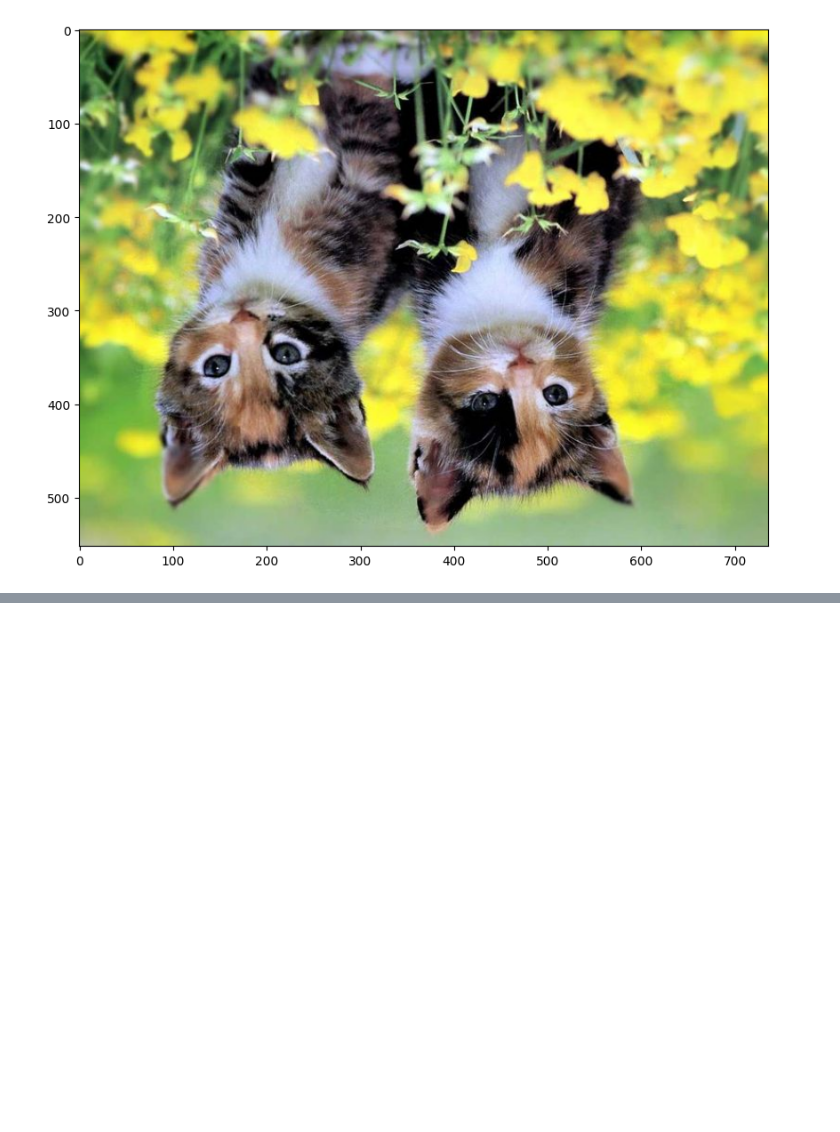
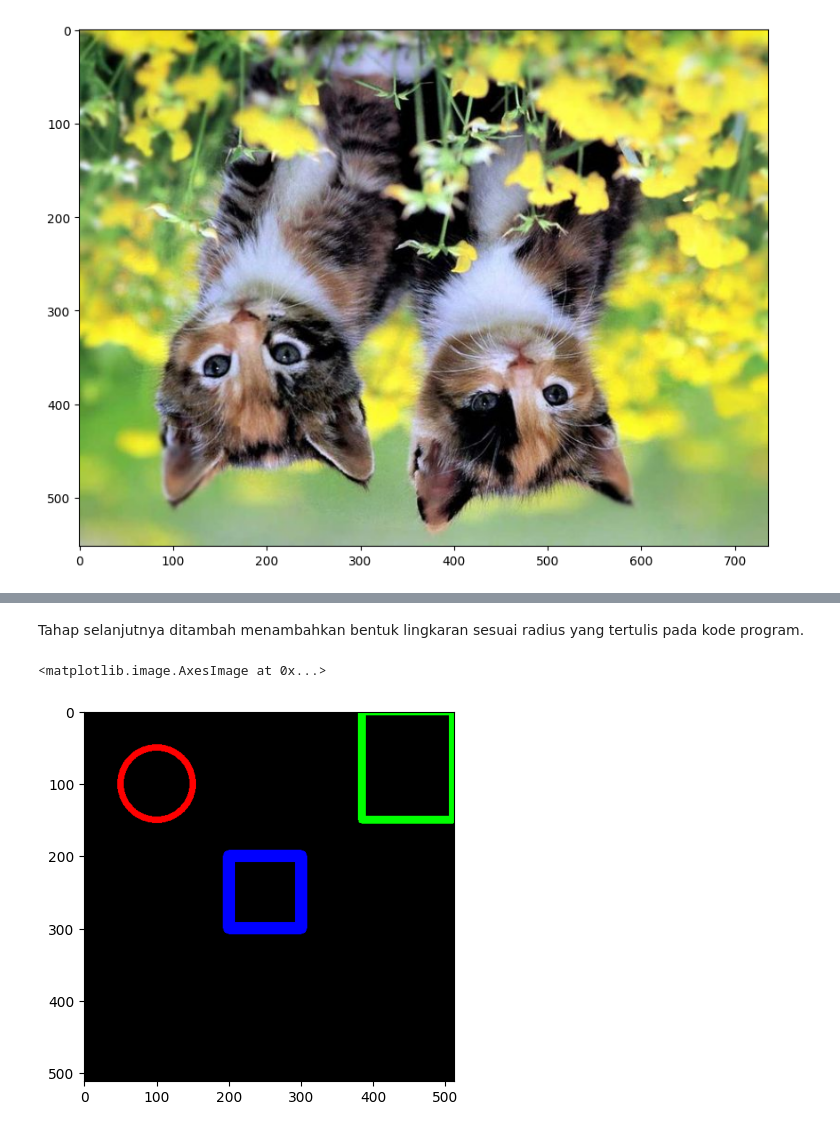
Before and after one commit to Lelytameyda29rpl/PCVK_Ganjil_2025, a Jupyter notebook: Week2.ipynb, the cells around one changed output, grey strips where cells are left out. Cells and saved outputs as stored; diff of their text form; code cells hidden in the pictures; blank space fills up the shorter version.

```diff
--- a/Week2.ipynb
+++ b/Week2.ipynb
@@ -135,0 +180,16 @@ ax.imshow(img5)
+# %% [markdown]
+Tahap selanjutnya ditambah menambahkan bentuk lingkaran sesuai radius yang
+tertulis pada kode program.
+# %%
+# Menggambar lingkaran pada citra black_img menggunakan OpenCV
+# center = (100, 100) -> koordinat titik pusat lingkaran
+# radius = 50 -> jari-jari lingkaran dalam piksel
+# color = (255, 0, 0) -> warna lingkaran biru (format RGB)
+# thickness = 8 -> ketebalan garis lingkaran; jika -1 maka lingkaran terisi penuh
+cv.circle(black_img, center=(100, 100), radius=50, color=(255, 0, 0), thickness=8)
+
+# Menampilkan citra setelah lingkaran digambar
+plt.imshow(black_img)
+# %% [output]
+<matplotlib.image.AxesImage at 0x...>
+[figure, added]
```
Also changed, not shown: parts of 18 cells of this notebook.
